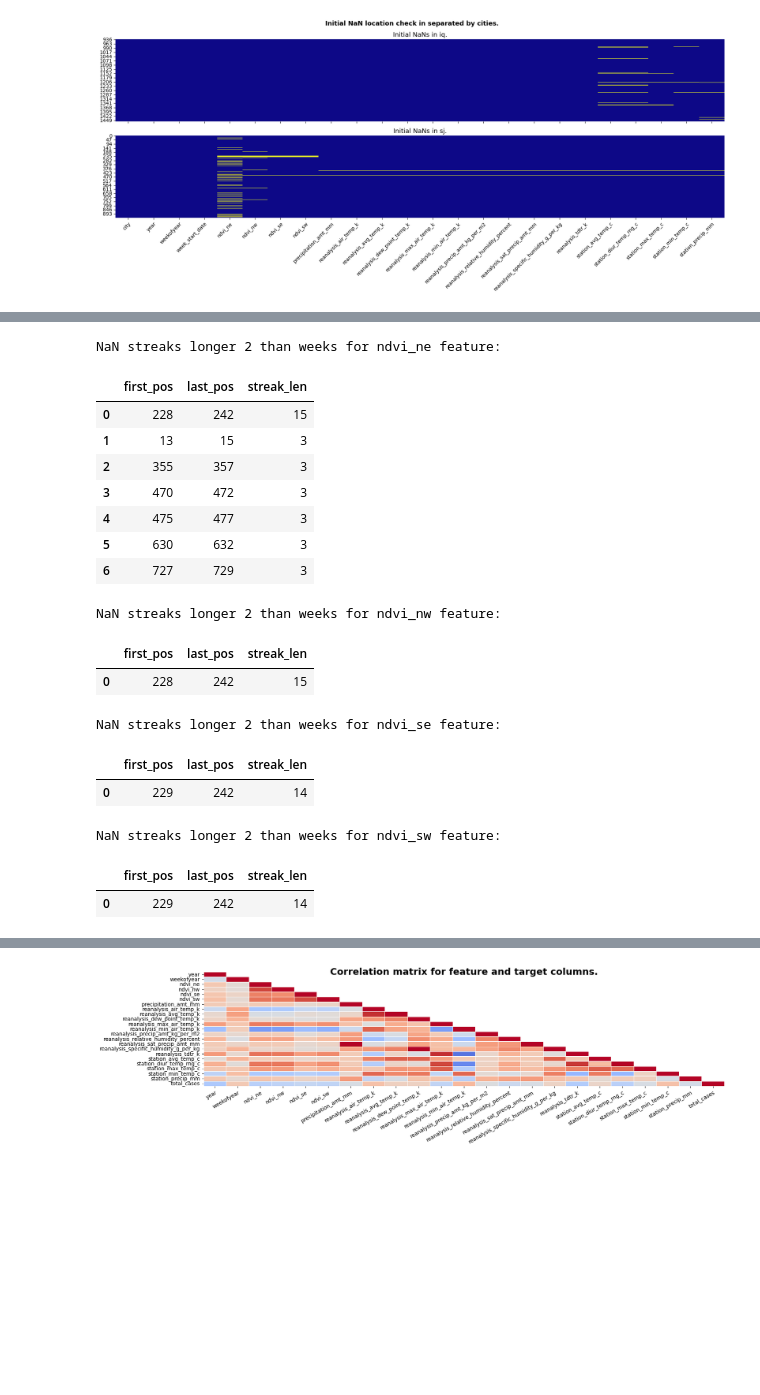
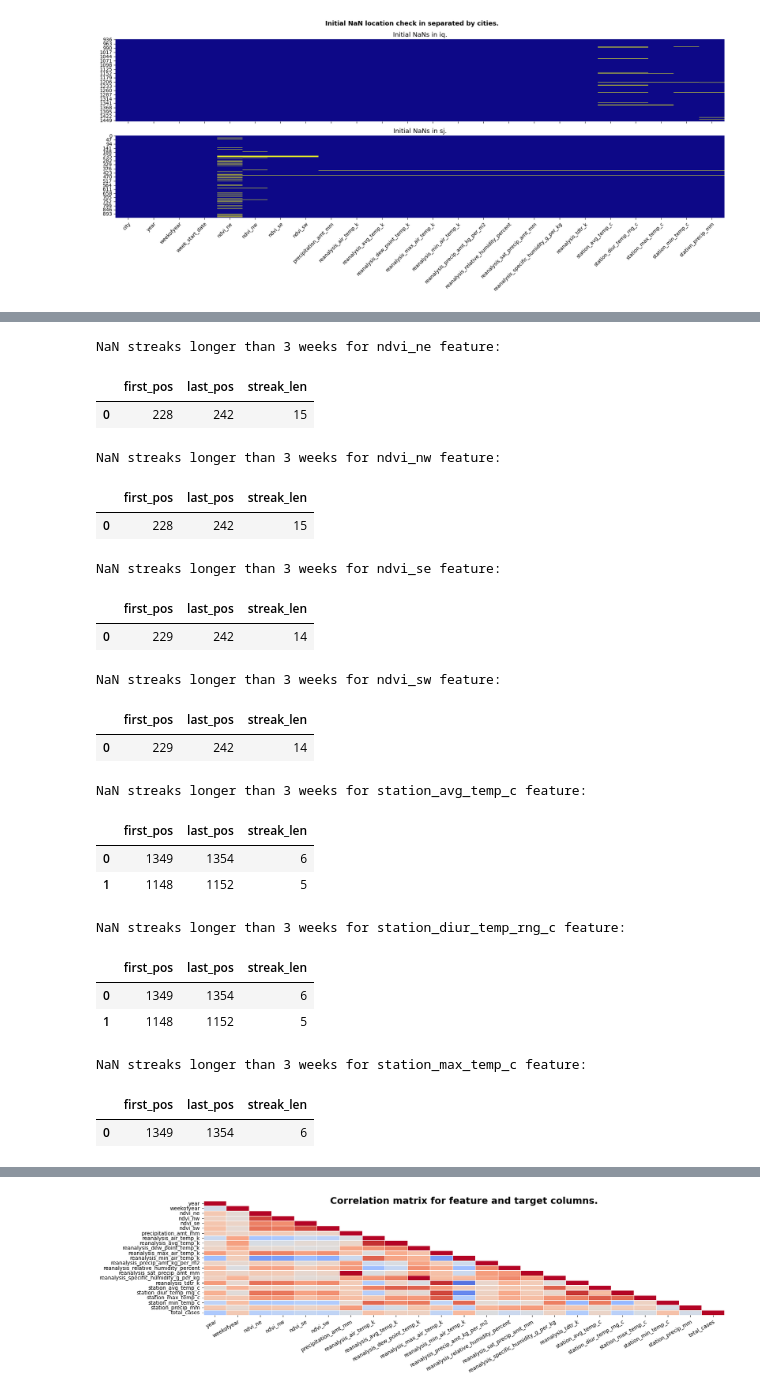
Before and after one commit to ButrosV/dengue-transfer-learn, a Jupyter notebook: notebooks/01_eda_dengue.ipynb, the cells around one changed output, grey strips where cells are left out. Saved outputs shown, nothing was run; the diff lists cells and outputs as text; code cells hidden in the pictures; blank space fills up the shorter version.

```diff
--- a/notebooks/01_eda_dengue.ipynb
+++ b/notebooks/01_eda_dengue.ipynb
@@ -204,28 +213,34 @@ plt.show()
 # %%
-nan_threshold = 2
-ndvi_colnames = [column for column in df_train_raw.columns if column.startswith("ndvi")]
-
-for col in ndvi_colnames:
-    print(f"NaN streaks longer {nan_threshold} than weeks for {col} feature:")
-    display(value_streaks(data=df_train_raw, column=col, value=np.nan,
-                                 run_threshold=nan_threshold))
+nan_threshold = 3
+for col in df_train_raw.columns:
+    temp_df = value_streaks(data=df_train_raw, column=col, value=np.nan,
+                                 run_threshold=nan_threshold)
+    if len(temp_df) > 0:
+        print(f"NaN streaks longer than {nan_threshold} weeks for {col} feature:")
+        display(value_streaks(data=df_train_raw, column=col, value=np.nan,
+                                     run_threshold=nan_threshold))
 # %% [output]
-NaN streaks longer 2 than weeks for ndvi_ne feature:
+NaN streaks longer than 3 weeks for ndvi_ne feature:
 |  | first_pos | last_pos | streak_len |
 | 0 | 228 | 242 | 15 |
-| 1 | 13 | 15 | 3 |
-| 2 | 355 | 357 | 3 |
-| 3 | 470 | 472 | 3 |
-| 4 | 475 | 477 | 3 |
-| 5 | 630 | 632 | 3 |
-| 6 | 727 | 729 | 3 |
-NaN streaks longer 2 than weeks for ndvi_nw feature:
+NaN streaks longer than 3 weeks for ndvi_nw feature:
 |  | first_pos | last_pos | streak_len |
 | 0 | 228 | 242 | 15 |
-NaN streaks longer 2 than weeks for ndvi_se feature:
+NaN streaks longer than 3 weeks for ndvi_se feature:
 |  | first_pos | last_pos | streak_len |
 | 0 | 229 | 242 | 14 |
-NaN streaks longer 2 than weeks for ndvi_sw feature:
+NaN streaks longer than 3 weeks for ndvi_sw feature:
 |  | first_pos | last_pos | streak_len |
 | 0 | 229 | 242 | 14 |
+NaN streaks longer than 3 weeks for station_avg_temp_c feature:
+|  | first_pos | last_pos | streak_len |
+| 0 | 1349 | 1354 | 6 |
+| 1 | 1148 | 1152 | 5 |
+NaN streaks longer than 3 weeks for station_diur_temp_rng_c feature:
+|  | first_pos | last_pos | streak_len |
+| 0 | 1349 | 1354 | 6 |
+| 1 | 1148 | 1152 | 5 |
+NaN streaks longer than 3 weeks for station_max_temp_c feature:
+|  | first_pos | last_pos | streak_len |
+| 0 | 1349 | 1354 | 6 |
 # %% [markdown]
```
Also changed, not shown: parts of 19 cells of this notebook, 2 other files.
